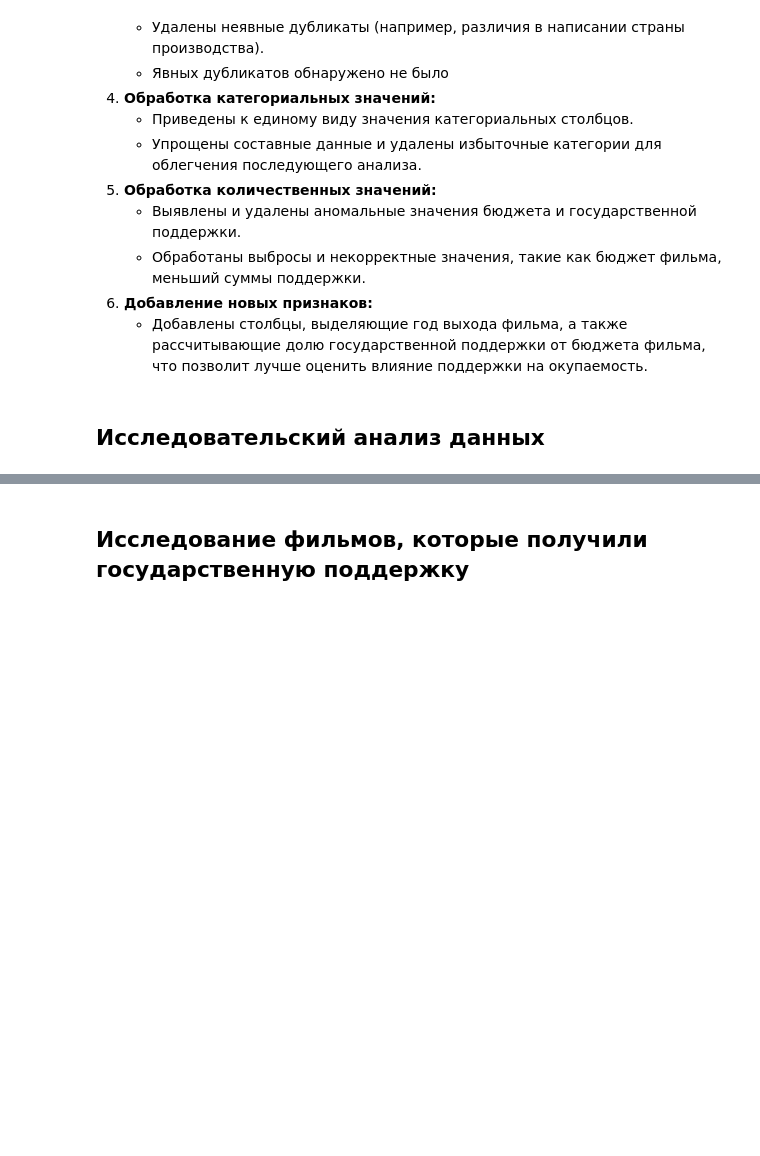
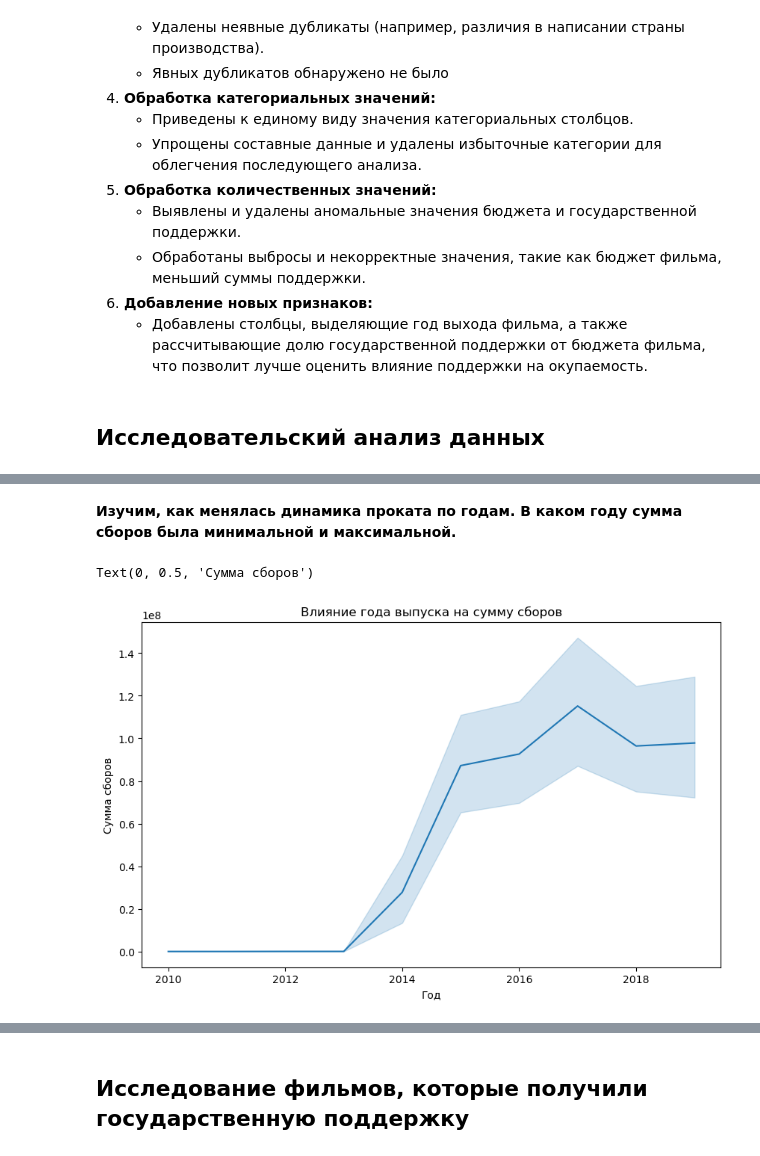
Before and after one commit to arina-fedorova/DataAnalysis, a Jupyter notebook: RU/Исследование данных о российском кинопрокате/film_distribution_analysis.ipynb, the cells around one changed output, grey strips where cells are left out. Drawn from its saved outputs; the diff is of its cells as text; code cells hidden in the pictures; blank space fills up the shorter version.

```diff
--- a/RU/Исследование данных о российском кинопрокате/film_distribution_analysis.ipynb
+++ b/RU/Исследование данных о российском кинопрокате/film_distribution_analysis.ipynb
@@ -536,0 +559,12 @@ data.head()
+# %% [markdown]
+**Изучим, как менялась динамика проката по годам. В каком году сумма сборов была минимальной и максимальной.**
+# %%
+# Влияние года на сумму сборов
+plt.figure(figsize=(10, 6))
+sns.lineplot(x=data['year'], y=data['box_office'])
+plt.title('Влияние года выпуска на сумму сборов')
+plt.xlabel('Год')
+plt.ylabel('Сумма сборов')
+# %% [output]
+Text(0, 0.5, 'Сумма сборов')
+[figure, added]
```
Also changed, not shown: parts of 9 cells of this notebook.
